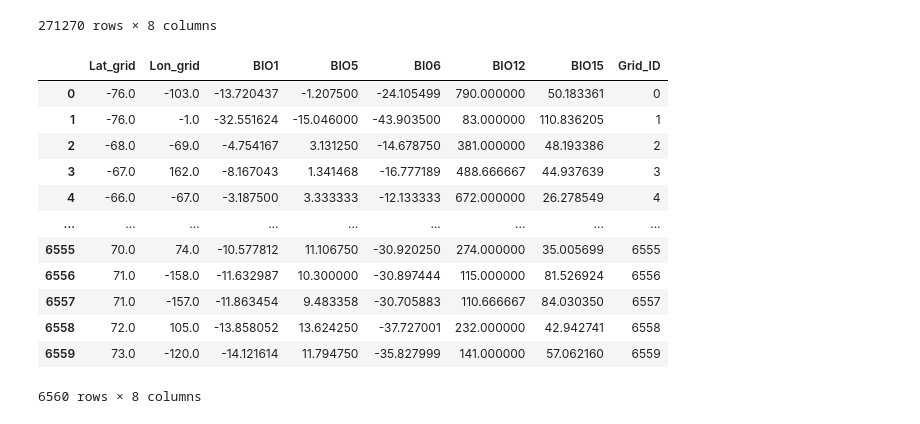
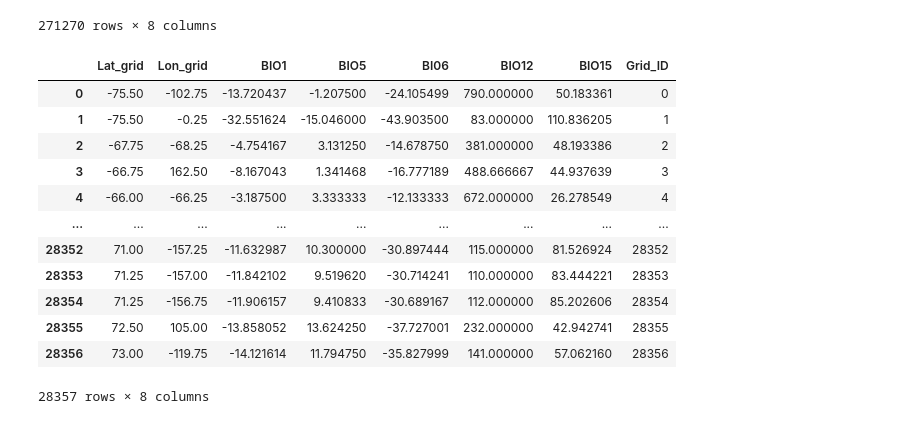
Before and after one commit to annitziak/biodiversity_analysis, a Jupyter notebook: locations_definition.ipynb, the cells around one changed output. Cells and saved outputs as stored; diff of their text form; code cells hidden in the pictures.

```diff
--- a/locations_definition.ipynb
+++ b/locations_definition.ipynb
@@ -25,42 +25,46 @@ env
 271270 rows × 8 columns
 # %%
 #can also try 0.5
-grid_size = 1.0
+grid_size = 0.25
 
 # this will indicate the bottom left corner of the grid cell
 #e.g. if lat_grid = -76 and lon_grid = -103 then the grid cell will be from -76 to -75 latitude and -103 to -102 longitude
 env['Lat_grid'] = (env['Latitude'] // grid_size) * grid_size
 env['Lon_grid'] = (env['Longitude'] // grid_size) * grid_size
 
 # Group by grid cells and aggregate BIO columns with the mean
 
 #can also try median
 aggregated_env = env.groupby(['Lat_grid', 'Lon_grid']).agg({
     'BIO1': 'mean',
     'BIO5': 'mean',
     'BI06': 'mean',
     'BIO12': 'mean',
     'BIO15': 'mean'
 }).reset_index()
 
 aggregated_env['Grid_ID'] = aggregated_env.groupby(['Lat_grid', 'Lon_grid']).ngroup()
 # Each unique pair of Lat_grid and Lon_grid corresponds to a specific area (or "square") on the map
 #we have in total 6560 regions in our dataset
 aggregated_env
+
+# with 1 -> 6560
+# with 0.5 -> 26240
+# with 0.25 -> 28357
 # %% [output]
 |  | Lat_grid | Lon_grid | BIO1 | BIO5 | BI06 | BIO12 | BIO15 | Grid_ID |
-| 0 | -76.0 | -103.0 | -13.720437 | -1.207500 | -24.105499 | 790.000000 | 50.183361 | 0 |
-| 1 | -76.0 | -1.0 | -32.551624 | -15.046000 | -43.903500 | 83.000000 | 110.836205 | 1 |
-| 2 | -68.0 | -69.0 | -4.754167 | 3.131250 | -14.678750 | 381.000000 | 48.193386 | 2 |
-| 3 | -67.0 | 162.0 | -8.167043 | 1.341468 | -16.777189 | 488.666667 | 44.937639 | 3 |
-| 4 | -66.0 | -67.0 | -3.187500 | 3.333333 | -12.133333 | 672.000000 | 26.278549 | 4 |
+| 0 | -75.50 | -102.75 | -13.720437 | -1.207500 | -24.105499 | 790.000000 | 50.183361 | 0 |
+| 1 | -75.50 | -0.25 | -32.551624 | -15.046000 | -43.903500 | 83.000000 | 110.836205 | 1 |
+| 2 | -67.75 | -68.25 | -4.754167 | 3.131250 | -14.678750 | 381.000000 | 48.193386 | 2 |
+| 3 | -66.75 | 162.50 | -8.167043 | 1.341468 | -16.777189 | 488.666667 | 44.937639 | 3 |
+| 4 | -66.00 | -66.25 | -3.187500 | 3.333333 | -12.133333 | 672.000000 | 26.278549 | 4 |
 | ... | ... | ... | ... | ... | ... | ... | ... | ... |
-| 6555 | 70.0 | 74.0 | -10.577812 | 11.106750 | -30.920250 | 274.000000 | 35.005699 | 6555 |
-| 6556 | 71.0 | -158.0 | -11.632987 | 10.300000 | -30.897444 | 115.000000 | 81.526924 | 6556 |
-| 6557 | 71.0 | -157.0 | -11.863454 | 9.483358 | -30.705883 | 110.666667 | 84.030350 | 6557 |
-| 6558 | 72.0 | 105.0 | -13.858052 | 13.624250 | -37.727001 | 232.000000 | 42.942741 | 6558 |
-| 6559 | 73.0 | -120.0 | -14.121614 | 11.794750 | -35.827999 | 141.000000 | 57.062160 | 6559 |
+| 28352 | 71.00 | -157.25 | -11.632987 | 10.300000 | -30.897444 | 115.000000 | 81.526924 | 28352 |
+| 28353 | 71.25 | -157.00 | -11.842102 | 9.519620 | -30.714241 | 110.000000 | 83.444221 | 28353 |
+| 28354 | 71.25 | -156.75 | -11.906157 | 9.410833 | -30.689167 | 112.000000 | 85.202606 | 28354 |
+| 28355 | 72.50 | 105.00 | -13.858052 | 13.624250 | -37.727001 | 232.000000 | 42.942741 | 28355 |
+| 28356 | 73.00 | -119.75 | -14.121614 | 11.794750 | -35.827999 | 141.000000 | 57.062160 | 28356 |
-6560 rows × 8 columns
+28357 rows × 8 columns
 # %%
 from sklearn.cluster import KMeans
 from sklearn.metrics import davies_bouldin_score
```
Also changed, not shown: parts of 7 cells of this notebook.
